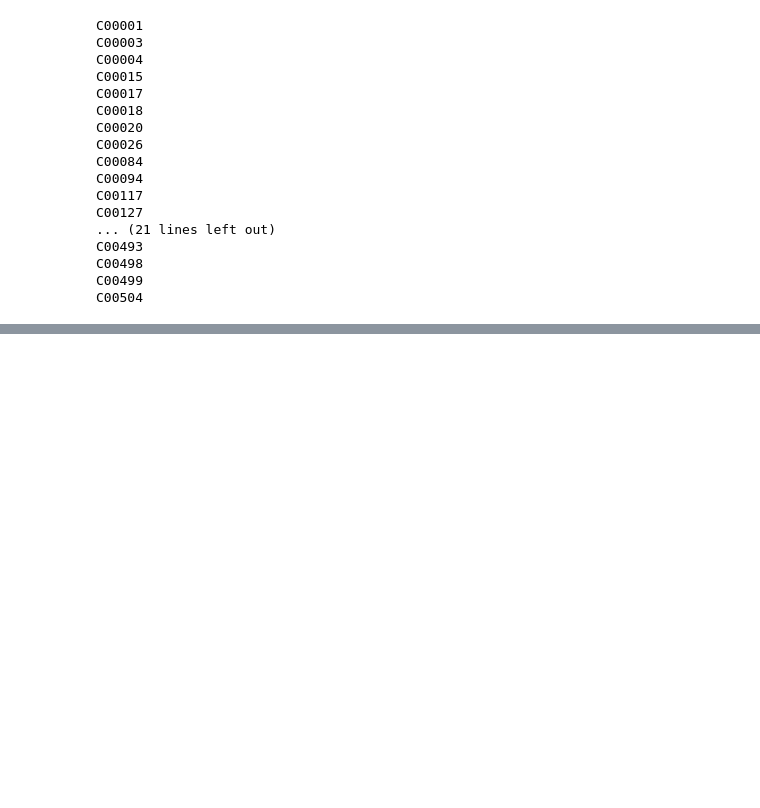
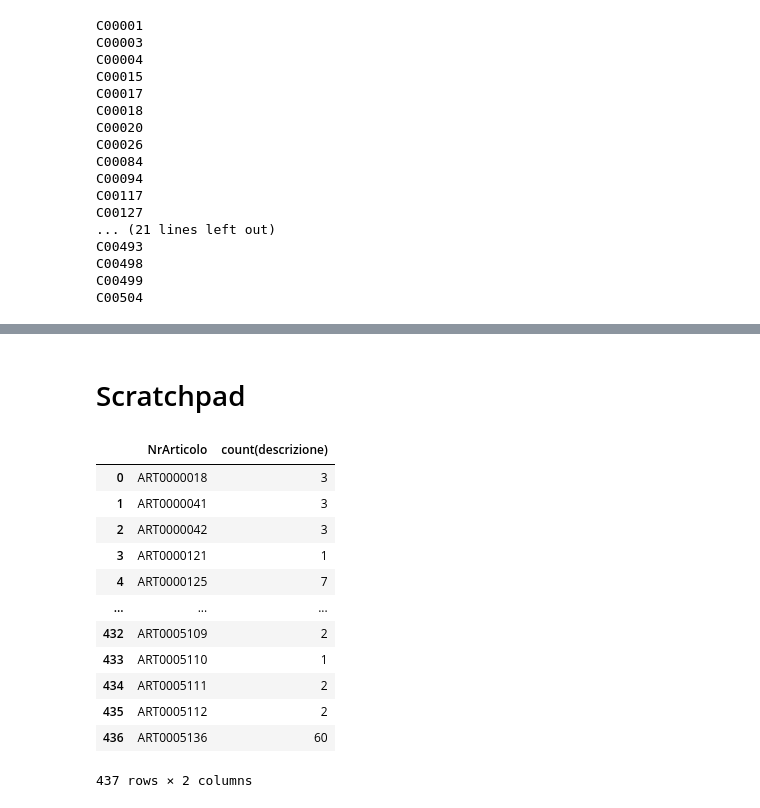
Before and after one commit to VinciGit00/SCGProject, a Jupyter notebook: Datasets/DataElaboration/TotaleDavidExtendedV3.ipynb, the cells around one changed output, grey strips where cells are left out. Cells and saved outputs as stored; diff of their text form; code cells hidden in the pictures; blank space fills up the shorter version.

```diff
--- a/Datasets/DataElaboration/TotaleDavidExtendedV3.ipynb
+++ b/Datasets/DataElaboration/TotaleDavidExtendedV3.ipynb
@@ -1578,3 +1580,22 @@ scos[0]
 | 1 | CostiMP | 148088.440000 | 74185.889444 | 222274.329444 | -531.712890 | 221742.616554 | 2248.293446 | ... |
 | 2 | CostiLav | 76429.574667 | -65657.993183 | 128947.281659 | -16680.978656 | 112266.303003 | 27124.534370 | ... |
 | 3 | Margine | 114827.235850 | 90353.852401 | 87005.388076 | -14603.588371 | 72401.799705 | 21011.167049 | ... |
+# %% [markdown]
+# Scratchpad
+# %%
+y = sqldf('select NrArticolo,count(descrizione) from impiegoBudget1 group by NrArticolo having Descrizione = "Controllo qualità" or Descrizione = "Montaggio"')
+y
+# %% [output]
+|  | NrArticolo | count(descrizione) |
+| 0 | ART0000018 | 3 |
+| 1 | ART0000041 | 3 |
+| 2 | ART0000042 | 3 |
+| 3 | ART0000121 | 1 |
+| 4 | ART0000125 | 7 |
+| ... | ... | ... |
+| 432 | ART0005109 | 2 |
+| 433 | ART0005110 | 1 |
+| 434 | ART0005111 | 2 |
+| 435 | ART0005112 | 2 |
+| 436 | ART0005136 | 60 |
+437 rows × 2 columns
```
Also changed, not shown: parts of 3 cells of this notebook, 3 other files.
